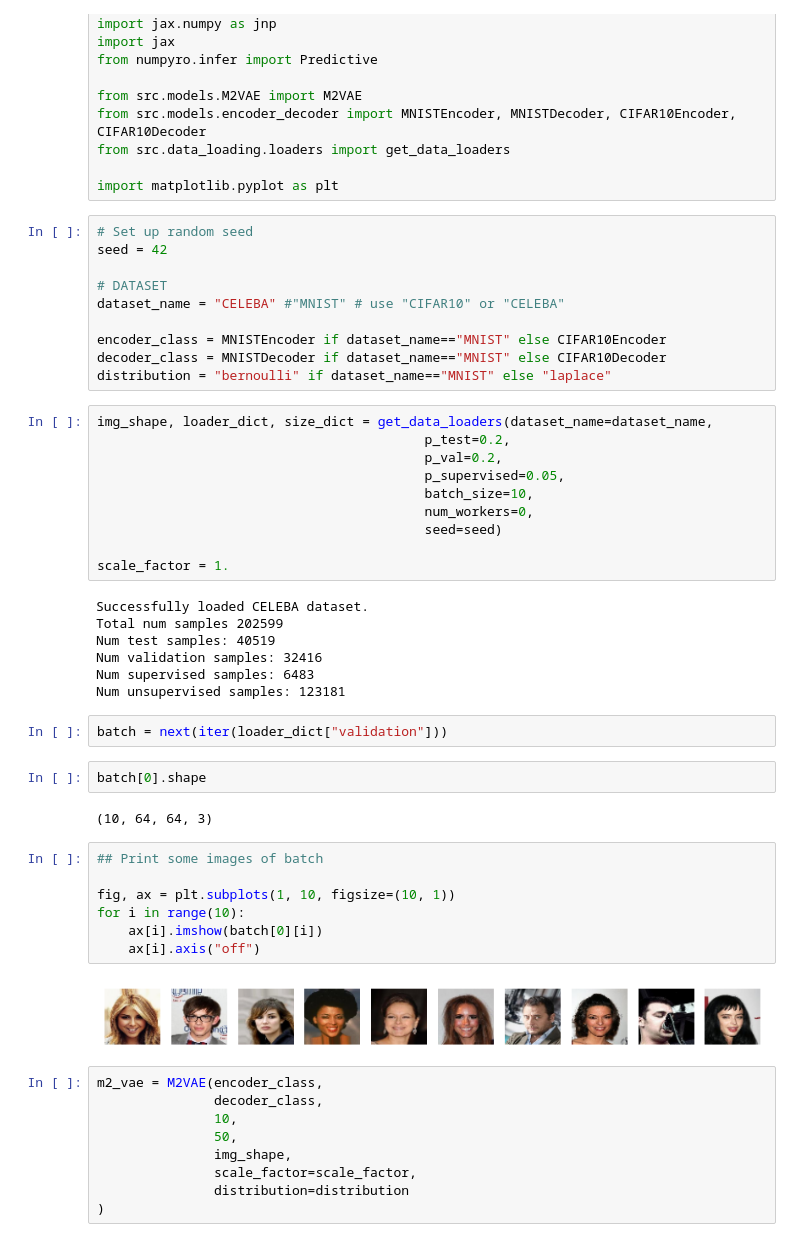
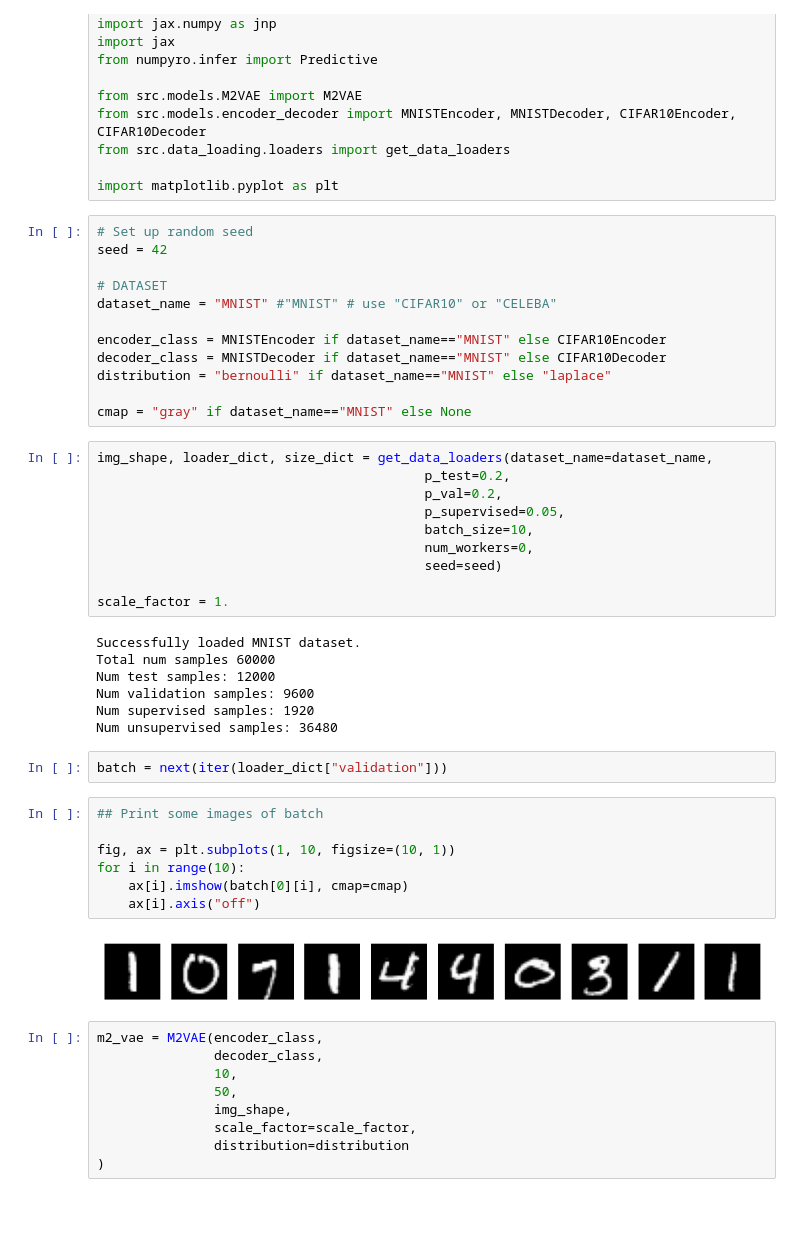
Before and after one commit to MattX20/CCVAE_Jax, a Jupyter notebook: test.ipynb, the cells around one changed output. Cells and saved outputs as stored; diff of their text form; blank space fills up the shorter version.

```diff
--- a/test.ipynb
+++ b/test.ipynb
@@ -17,11 +17,13 @@ import matplotlib.pyplot as plt
 seed = 42
 
 # DATASET
-dataset_name = "CELEBA" #"MNIST" # use "CIFAR10" or "CELEBA"
+dataset_name = "MNIST" #"MNIST" # use "CIFAR10" or "CELEBA"
 
 encoder_class = MNISTEncoder if dataset_name=="MNIST" else CIFAR10Encoder
 decoder_class = MNISTDecoder if dataset_name=="MNIST" else CIFAR10Decoder
 distribution = "bernoulli" if dataset_name=="MNIST" else "laplace"
+
+cmap = "gray" if dataset_name=="MNIST" else None
 # %%
 img_shape, loader_dict, size_dict = get_data_loaders(dataset_name=dataset_name,
                                           p_test=0.2,
@@ -33,27 +35,23 @@ img_shape, loader_dict, size_dict = get_data_loaders(dataset_name=dataset_name,
 
 scale_factor = 1.
 # %% [output]
-Successfully loaded CELEBA dataset.
-Total num samples 202599
-Num test samples: 40519
-Num validation samples: 32416
-Num supervised samples: 6483
-Num unsupervised samples: 123181
+Successfully loaded MNIST dataset.
+Total num samples 60000
+Num test samples: 12000
+Num validation samples: 9600
+Num supervised samples: 1920
+Num unsupervised samples: 36480
 # %%
 batch = next(iter(loader_dict["validation"]))
-# %%
-batch[0].shape
-# %% [output]
-(10, 64, 64, 3)
 # %%
 ## Print some images of batch
 
 fig, ax = plt.subplots(1, 10, figsize=(10, 1))
 for i in range(10):
-    ax[i].imshow(batch[0][i])
+    ax[i].imshow(batch[0][i], cmap=cmap)
     ax[i].axis("off")
 # %% [output]
-[figure, old version]
+[figure, new version]
 # %%
 m2_vae = M2VAE(encoder_class,
                decoder_class,
```
Also changed, not shown: parts of 4 cells of this notebook, 7 other files.
